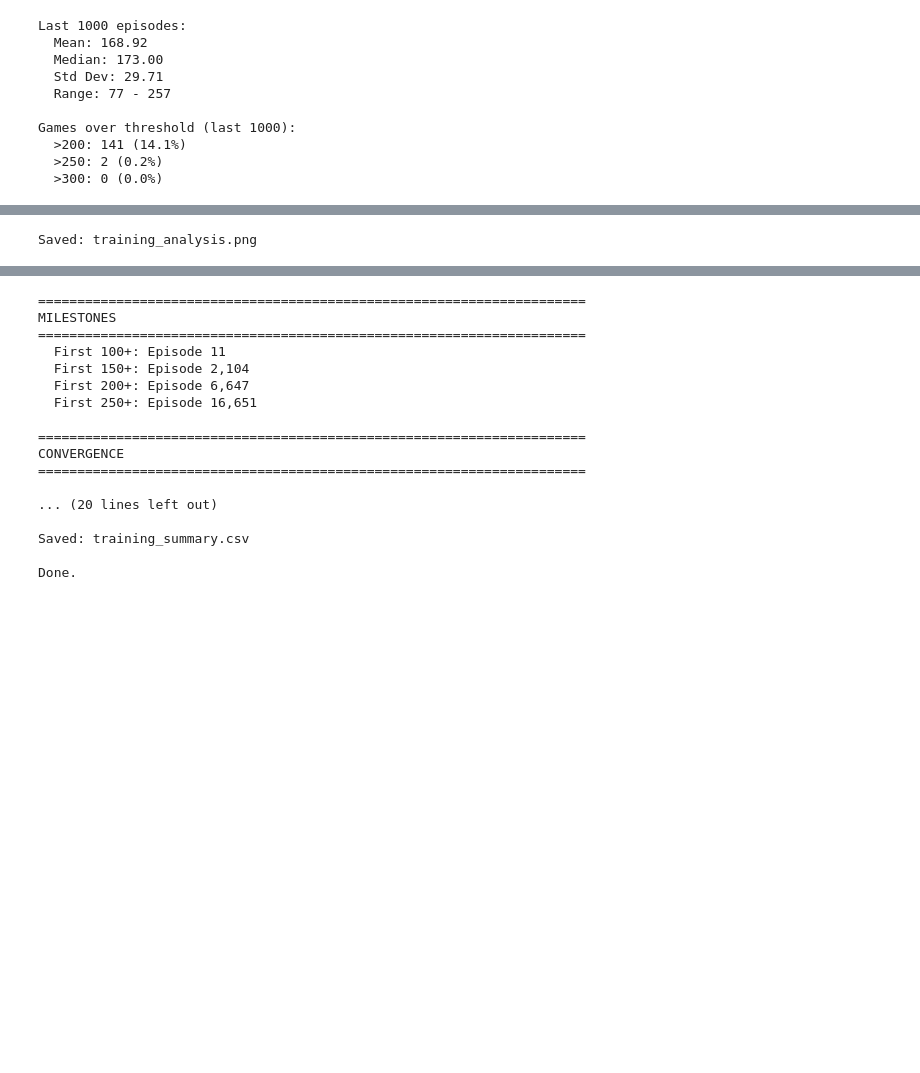
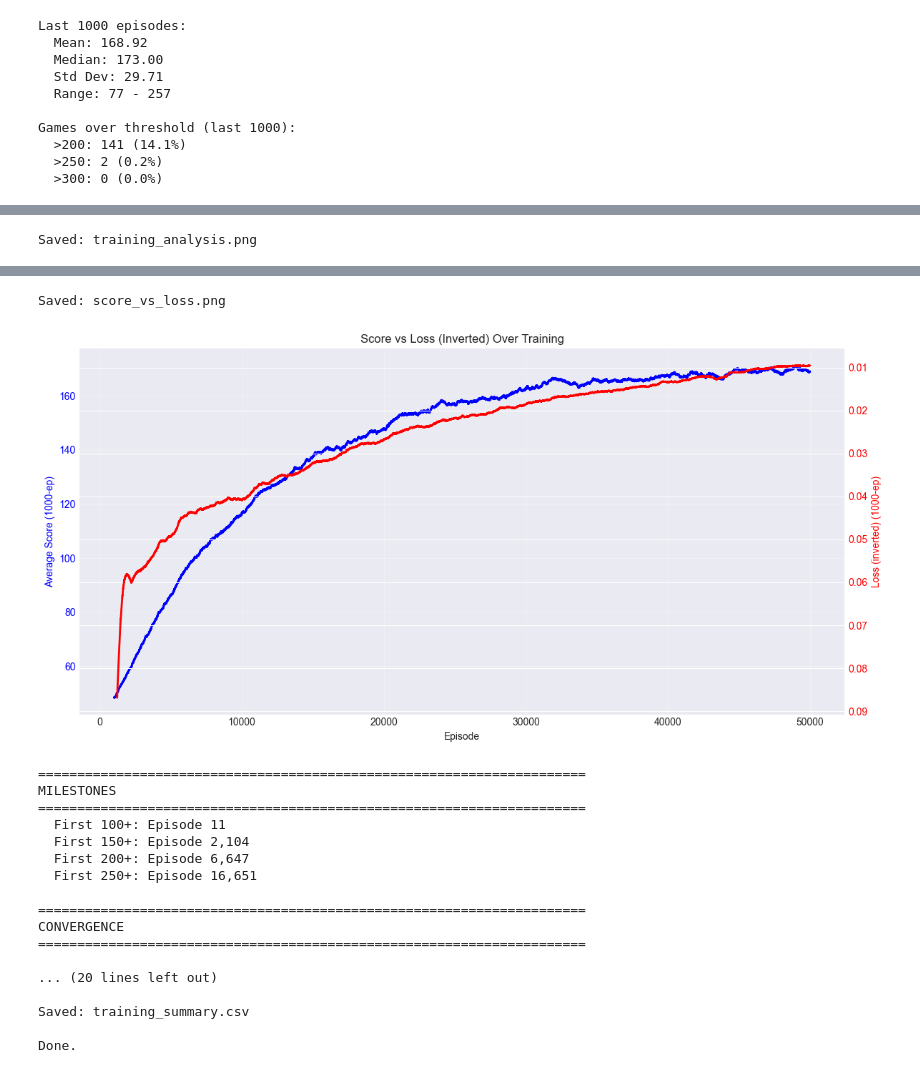
Before and after one commit to npransk/NickPranskePublic, a Jupyter notebook: Yahtzee/Output_Analysis/model_analysis.ipynb, the cells around one changed output, grey strips where cells are left out. Drawn from its saved outputs; the diff is of its cells as text; code cells hidden in the pictures; blank space fills up the shorter version.

Commit message:
update training script and output analysis

```diff
--- a/Yahtzee/Output_Analysis/model_analysis.ipynb
+++ b/Yahtzee/Output_Analysis/model_analysis.ipynb
@@ -230,6 +230,32 @@ plt.savefig('training_analysis.png', dpi=300, bbox_inches='tight')
 print("\nSaved: training_analysis.png")
 plt.show()
 
+# Dual axis plot: Score vs Loss
+fig, ax1 = plt.figure(figsize=(12, 6)), plt.gca()
+
+# Score on left y-axis
+ax1.set_xlabel('Episode')
+ax1.set_ylabel('Average Score (1000-ep)', color='blue')
+score_rolling = df['score'].rolling(window=1000).mean()
+ax1.plot(df['episode'], score_rolling, color='blue', linewidth=2, label='Score')
+ax1.tick_params(axis='y', labelcolor='blue')
+ax1.grid(True, alpha=0.3)
+
+# Loss on right y-axis (inverted)
+ax2 = ax1.twinx()
+ax2.set_ylabel('Loss (inverted) (1000-ep)', color='red')
+non_zero = df[df['loss'] > 0].copy()
+loss_rolling = non_zero['loss'].rolling(window=1000).mean()
+ax2.plot(non_zero['episode'], loss_rolling, color='red', linewidth=2, label='Loss')
+ax2.invert_yaxis()  # Invert the axis
+ax2.tick_params(axis='y', labelcolor='red')
+
+plt.title('Score vs Loss (Inverted) Over Training')
+fig.tight_layout()
+plt.savefig('score_vs_loss.png', dpi=300, bbox_inches='tight')
+print("Saved: score_vs_loss.png")
+plt.show()
+
 # Milestones
 print("\n" + "="*70)
 print("MILESTONES")
@@ -268,47 +294,49 @@ last_q = df['score'].tail(len(df)//4)
 t_stat, p_val = stats.ttest_ind(first_q, last_q)
 print(f"\nFirst quarter vs last quarter:")
 print(f"  First quarter mean: {first_q.mean():.2f}")
 print(f"  Last quarter mean: {last_q.mean():.2f}")
 print(f"  Improvement: {last_q.mean() - first_q.mean():.2f}")
 print(f"  T-statistic: {t_stat:.4f}")
 print(f"  P-value: {p_val:.2e}")
 if p_val < 0.05:
     print(f"  Significant improvement detected")
 
 # Save summary
 summary = {
     'total_episodes': len(df),
     'final_mean': last_1000['score'].mean(),
     'final_median': last_1000['score'].median(),
     'final_std': last_1000['score'].std(),
     'final_max': last_1000['score'].max(),
     'over_200': (last_1000['score'] > 200).sum(),
     'over_250': (last_1000['score'] > 250).sum(),
     'improvement': last_q.mean() - first_q.mean(),
     'final_epsilon': df['epsilon'].iloc[-1],
     'final_lr': df['learning_rate'].iloc[-1]
 }
 
 pd.DataFrame([summary]).to_csv('training_summary.csv', index=False)
 print("\nSaved: training_summary.csv")
 print("\nDone.")
 # %% [output]
 Saved: training_analysis.png
 [figure]
-======================================================================
-MILESTONES
-======================================================================
-  First 100+: Episode 11
-  First 150+: Episode 2,104
-  First 200+: Episode 6,647
-  First 250+: Episode 16,651
-
-======================================================================
-CONVERGENCE
-======================================================================
-
-... (20 lines left out)
-
-Saved: training_summary.csv
-
-Done.
+Saved: score_vs_loss.png
+[figure, added]
+======================================================================
+MILESTONES
+======================================================================
+  First 100+: Episode 11
+  First 150+: Episode 2,104
+  First 200+: Episode 6,647
+  First 250+: Episode 16,651
+
+======================================================================
+CONVERGENCE
+======================================================================
+
+... (20 lines left out)
+
+Saved: training_summary.csv
+
+Done.
```
Also changed, not shown: parts of 1 cell of this notebook, 2 other files.
